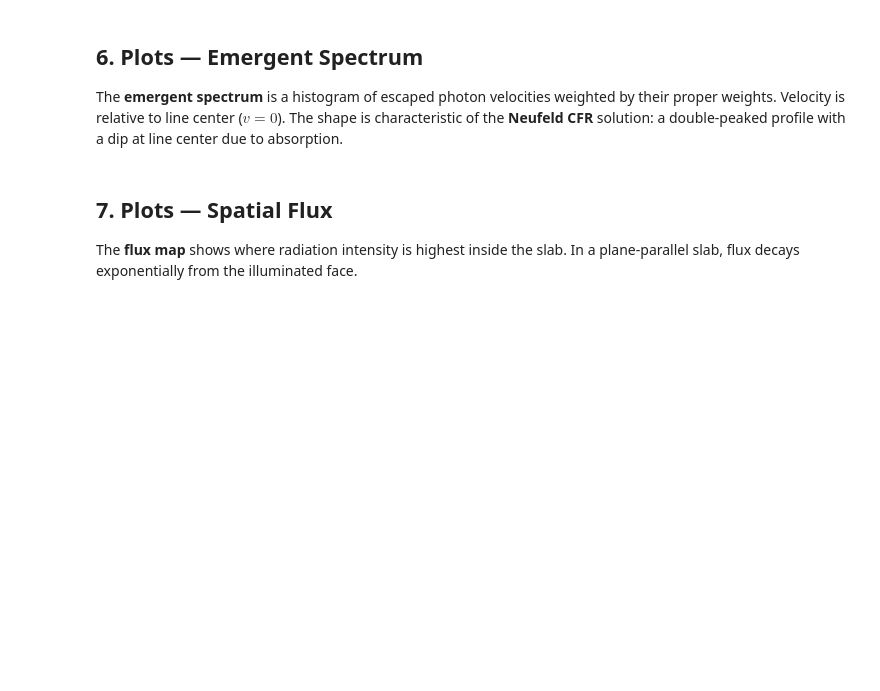
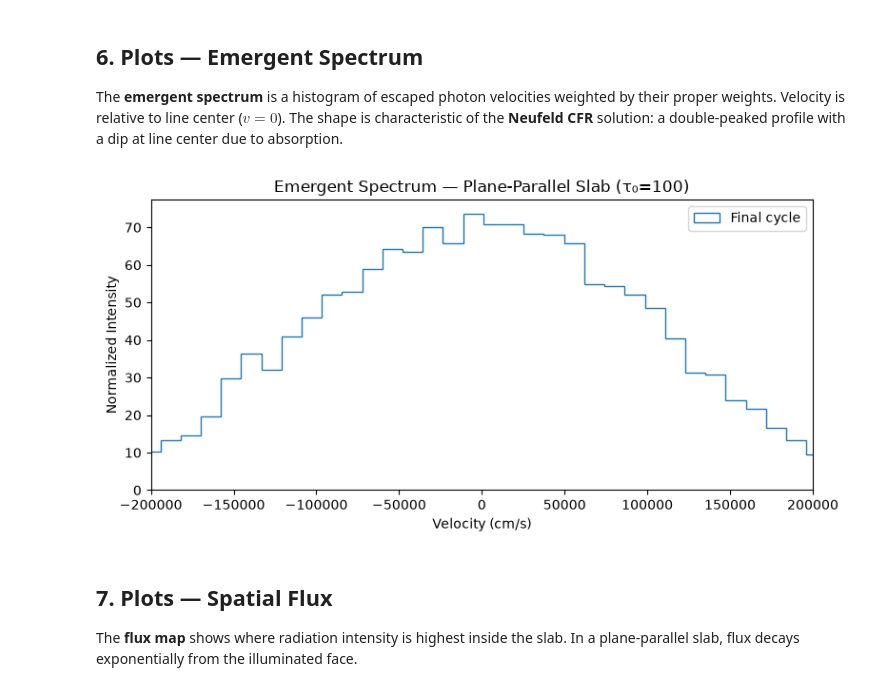
Before and after one commit to wll745881210/kratos_linerad, a Jupyter notebook: docs/examples/plane_parallel.ipynb, the cells around one changed output. Saved outputs shown, nothing was run; the diff lists cells and outputs as text; code cells hidden in the pictures; blank space fills up the shorter version.

```diff
--- a/docs/examples/plane_parallel.ipynb
+++ b/docs/examples/plane_parallel.ipynb
@@ -94,5 +103,6 @@ fields = {
     'vel_0':       uniform_field(b_param,   n_tot),   # v_x = b (creates velocity gradient)
     'vel_1':       np.zeros(n_tot, dtype=np.float64),
     'vel_2':       np.zeros(n_tot, dtype=np.float64),
+    'temp':         uniform_field(100.0, n_tot),
 }
 print(f'Built {len(fields)} field arrays, each {n_tot} cells')
@@ -118,7 +130,7 @@ print(f'Photon energy E_ph = {E_ph:.2e} erg = {E_ph/1.602e-12:.2f} eV')
 print(f'Photon rate Ndot = {Ndot:.2e} ph/s')
 print(f'Proper weight  w = {proper:.2e} ph/packet')
 
-ph_arr = np.zeros((n_photon, 8), dtype=np.float64)
+ph_arr = np.zeros((n_photon, 11), dtype=np.float64)
 ph_arr[:, 0] = -4.5   # x position
 ph_arr[:, 1] =  0.1   # y position
 ph_arr[:, 2] =  0.1   # z position
@@ -127,5 +139,10 @@ ph_arr[:, 4] =  0.0
 ph_arr[:, 5] =  0.0
 ph_arr[:, 6] = proper # per-packet weight
 ph_arr[:, 7] =  0.0   # velocity offset (line center)
+sigma = b_param / np.sqrt(2)
+amplitude = 1.0
+ph_arr[:, 8] = sigma
+ph_arr[:, 9] = amplitude
+ph_arr[:, 10] = 0.0
 
 print(f'Photon array: {ph_arr.shape[0]} packets, {ph_arr.shape[1]} columns')
@@ -135,15 +157,22 @@ print(f'Photon array: {ph_arr.shape[0]} packets, {ph_arr.shape[1]} columns')
 Load CO rotational level data from the embedded LAMDA database. This provides Einstein A coefficients,
 level degeneracies, and energies needed for the population calculation.
 # %%
-co = fetch_species('CO')
+lamda_path = os.path.join(os.path.expanduser('~/Seafile/seafile_sync/code/line_rt_pipeline'), 'molecular', 'embedded', 'co.dat')
+co, tr = load_species_transition(lamda_path, freq_GHz=115.271202)
+tr_idx = co.find_transition_idx(tr)
 print(f'Species: {co.name}')
 print(f'  Levels: {co.n_levels}')
 print(f'  Transitions: {co.n_transitions}')
 print(f'  Collision partners: {len(co.collision_partners)}')
 print()
-print('First 5 transitions:')
+print(f'Selected: J={tr.upper}→{tr.lower}, A={tr.A_ul:.2e} s⁻¹, ν={tr.freq_GHz:.1f} GHz')
+print()
+print('All transitions:')
 for i in range(min(5, co.n_transitions)):
     u, l = int(co.transitions[i, 0]), int(co.transitions[i, 1])
     A = co.get_Einstein_A(u, l)
     nu = co.get_nu(u, l)
     print(f'  J={u} -> J={l}:  A = {A:.2e} s⁻¹,  ν = {nu:.1f} GHz')
+sigma_co = co.cross_section(0, b_param)
+n_gas = (tau0_slab / slab_cm) / sigma_co
+print(f"  n_gas (from τ₀={tau0_slab:.0f}): {n_gas:.2e} cm⁻³")
@@ -164,10 +206,12 @@ results, final_pops = iterate(
     n_step=10000,
     n_scat=100000,
     ph_mode=1,
+    transition_idx=tr_idx, mol_mass=28.0,
+    n_gas=n_gas,
     work_dir='/tmp/line_rt_notebook',
 )
 
 print(f'\nCompleted {len(results)} cycles.')
 for k, r in enumerate(results):
-    print(f'  Cycle {k}:  fab_max={r["fab"].max():.4f},  flx_max={r["flx"].max():.4f},  '
-          f'escaped={len(r["photons"]["vel"])} photons')
+    print(f'  Cycle {k}:  excitation_flux_max={r.get("excitation_flux", np.zeros(1)).max():.4f},  flx_max={r.get("flx", np.zeros(1)).max():.4f},  '
+          f'escaped={len(r.get("photons",{}).get("vel",[]))} photons')
@@ -179,14 +241,16 @@ Velocity is relative to line center ($v=0$). The shape is characteristic of the
 a double-peaked profile with a dip at line center due to absorption.
 # %%
 fig, ax = plt.subplots(figsize=(8, 4))
-plot_emergent_spectrum(ax, results[-1]['photons'], bins=60,
+plot_emergent_spectrum(ax, results[-1].get('photons', {}), bins=60,
                        xlim=(-2e5, 2e5), label='Final cycle')
 ax.set_xlabel('Velocity (cm/s)')
 ax.set_ylabel('Normalized Intensity')
 ax.set_title('Emergent Spectrum — Plane-Parallel Slab (τ₀=100)')
 ax.legend()
 plt.tight_layout()
 plt.show()
+# %% [output]
+[figure, added]
 # %% [markdown]
 ## 7. Plots — Spatial Flux
 
```
Also changed, not shown: parts of 13 cells of this notebook, 20 other files.
